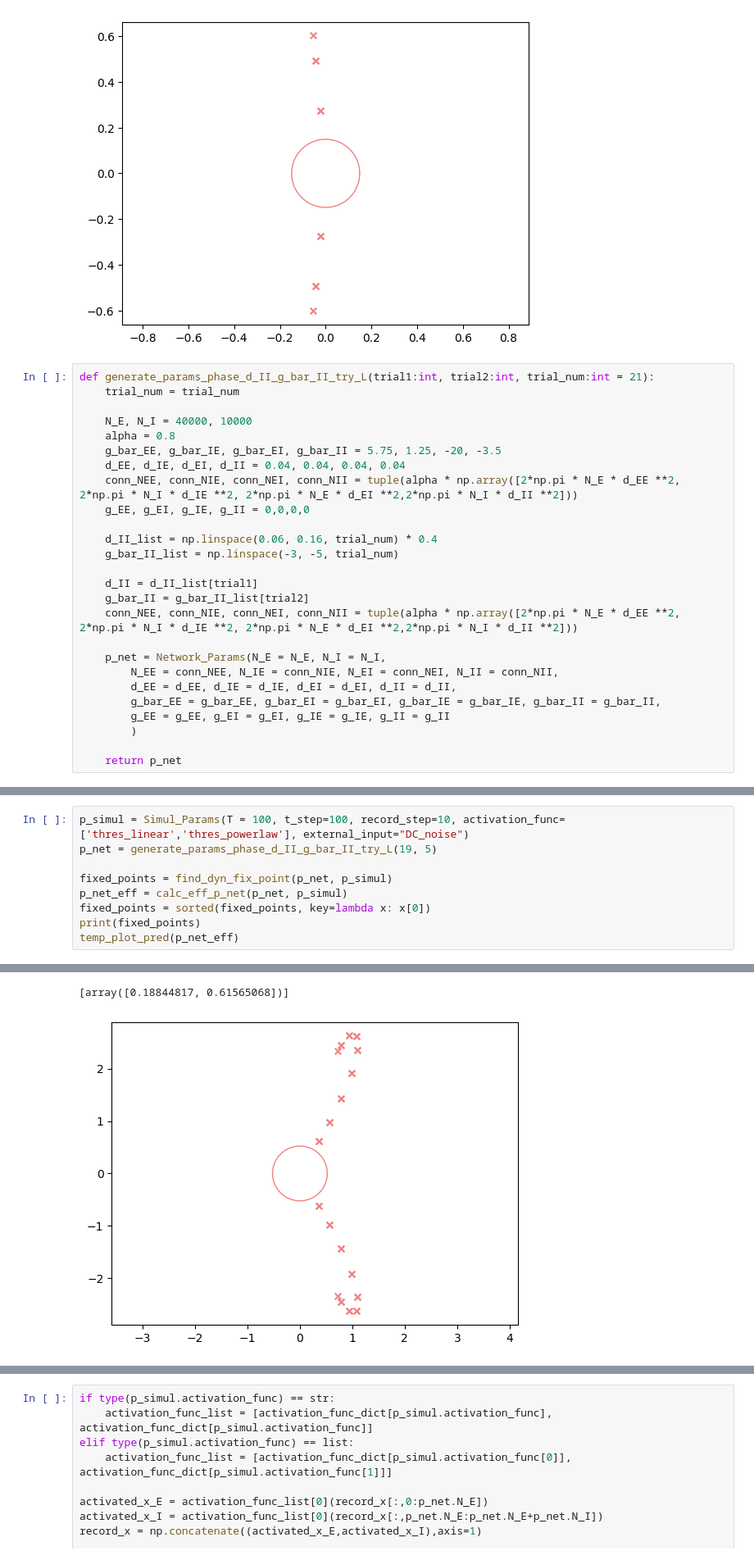
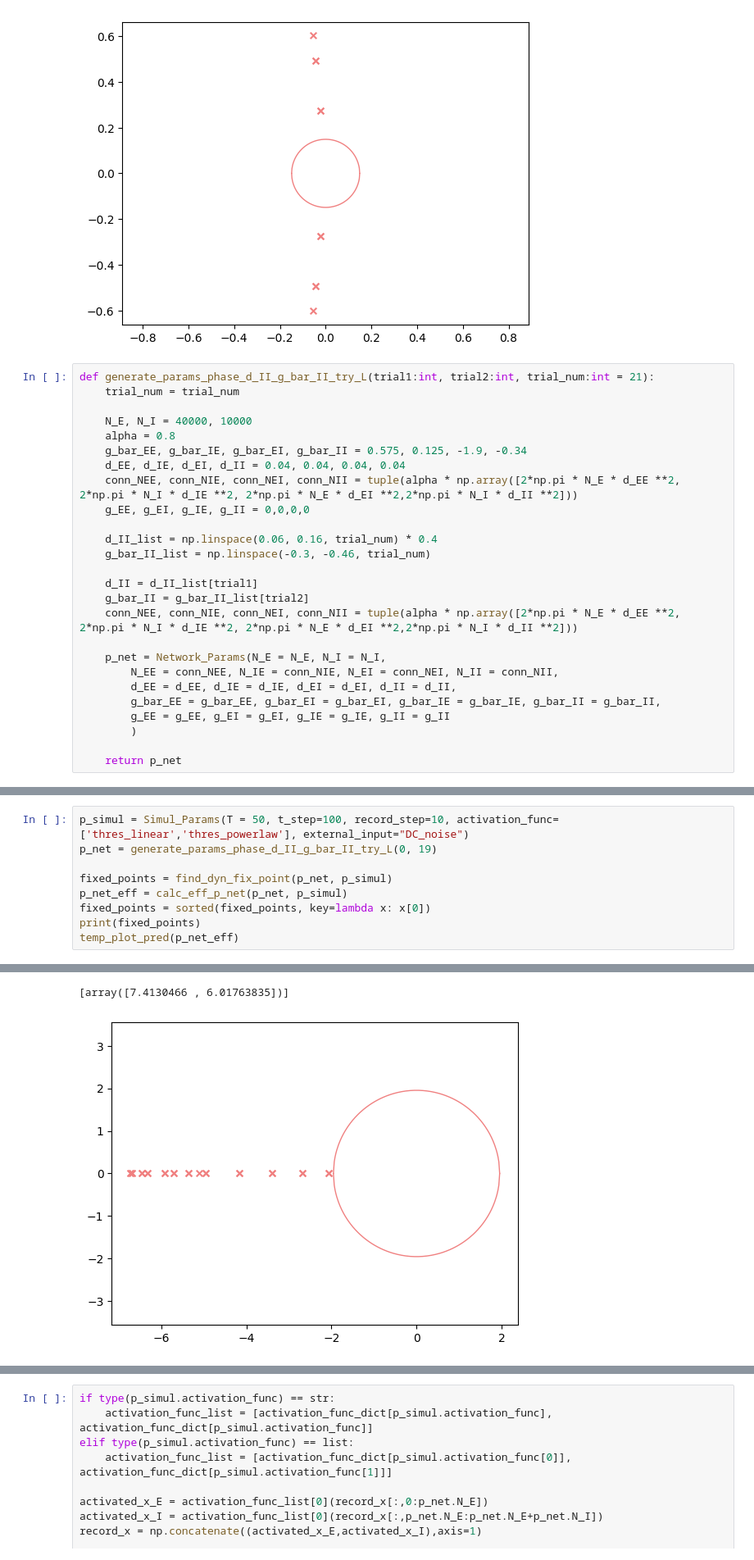
Before and after one commit to huang-yh20/spatial-linear-project, a Jupyter notebook: code/artfigs_NC/debug.ipynb, the cells around one changed output, grey strips where cells are left out. Shown at 82% size. Saved outputs shown, nothing was run; the diff lists cells and outputs as text.

```diff
--- a/code/artfigs_NC/debug.ipynb
+++ b/code/artfigs_NC/debug.ipynb
@@ -207,13 +208,13 @@ def generate_params_phase_d_II_g_bar_II_try_L(trial1:int, trial2:int, trial_num:
 
     N_E, N_I = 40000, 10000
     alpha = 0.8
-    g_bar_EE, g_bar_IE, g_bar_EI, g_bar_II = 5.75, 1.25, -20, -3.5
+    g_bar_EE, g_bar_IE, g_bar_EI, g_bar_II = 0.575, 0.125, -1.9, -0.34
     d_EE, d_IE, d_EI, d_II = 0.04, 0.04, 0.04, 0.04
     conn_NEE, conn_NIE, conn_NEI, conn_NII = tuple(alpha * np.array([2*np.pi * N_E * d_EE **2, 2*np.pi * N_I * d_IE **2, 2*np.pi * N_E * d_EI **2,2*np.pi * N_I * d_II **2]))
     g_EE, g_EI, g_IE, g_II = 0,0,0,0
 
     d_II_list = np.linspace(0.06, 0.16, trial_num) * 0.4
-    g_bar_II_list = np.linspace(-3, -5, trial_num)
+    g_bar_II_list = np.linspace(-0.3, -0.46, trial_num)
 
     d_II = d_II_list[trial1]
     g_bar_II = g_bar_II_list[trial2]
@@ -230,6 +241,6 @@ def generate_params_phase_d_II_g_bar_II_try_L(trial1:int, trial2:int, trial_num:
 # %%
-p_simul = Simul_Params(T = 100, t_step=100, record_step=10, activation_func=['thres_linear','thres_powerlaw'], external_input="DC_noise")
-p_net = generate_params_phase_d_II_g_bar_II_try_L(19, 5)
+p_simul = Simul_Params(T = 50, t_step=100, record_step=10, activation_func=['thres_linear','thres_powerlaw'], external_input="DC_noise")
+p_net = generate_params_phase_d_II_g_bar_II_try_L(0, 19)
 
 fixed_points = find_dyn_fix_point(p_net, p_simul)
 p_net_eff = calc_eff_p_net(p_net, p_simul)
@@ -241,3 +253,3 @@ temp_plot_pred(p_net_eff)
-[array([0.18844817, 0.61565068])]
+[array([7.4130466 , 6.01763835])]
-[figure, old version]
+[figure, new version]
 # %%
```
Also changed, not shown: parts of 4 cells of this notebook, 7 other files.
